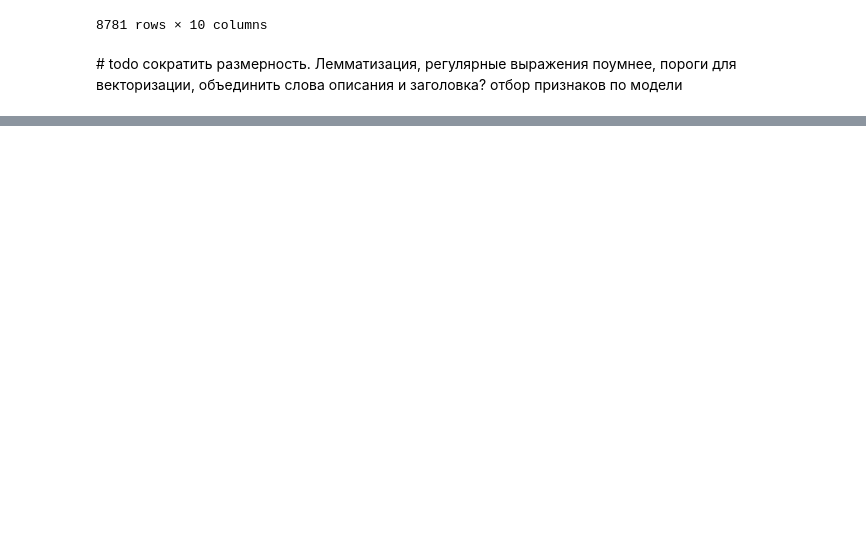
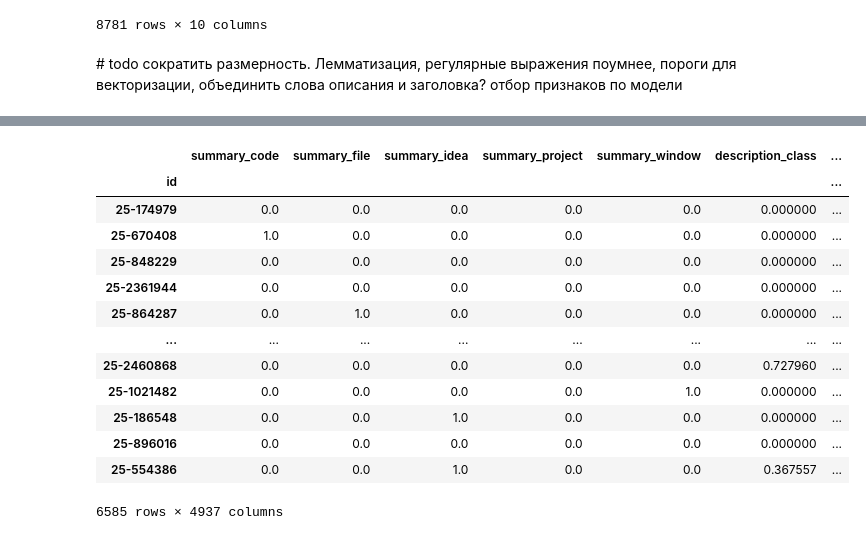
Before and after one commit to W1ldGoose/Data-Science, a Jupyter notebook: Radiculitki.ipynb, the cells around one changed output, grey strips where cells are left out. Saved outputs shown, nothing was run; the diff lists cells and outputs as text; code cells hidden in the pictures; blank space fills up the shorter version.

```diff
--- a/Radiculitki.ipynb
+++ b/Radiculitki.ipynb
@@ -277,9 +292,26 @@ Y = Y.astype(np.int8)
 # %%
-X_train, X_test, y_train, y_test = train_test_split(, Y,
-                                                    stratify=y,
+X_train, X_test, y_train, y_test = train_test_split(test_data, Y,
+                                                    stratify=Y,
                                                     random_state=3,
                                                     test_size=0.25,
                                                     shuffle=True)
+# %%
+X_train
+# %% [output]
+|  | summary_code | summary_file | summary_idea | summary_project | summary_window | description_class | ... |
+| id |  |  |  |  |  |  | ... |
+| 25-174979 | 0.0 | 0.0 | 0.0 | 0.0 | 0.0 | 0.000000 | ... |
+| 25-670408 | 1.0 | 0.0 | 0.0 | 0.0 | 0.0 | 0.000000 | ... |
+| 25-848229 | 0.0 | 0.0 | 0.0 | 0.0 | 0.0 | 0.000000 | ... |
+| 25-2361944 | 0.0 | 0.0 | 0.0 | 0.0 | 0.0 | 0.000000 | ... |
+| 25-864287 | 0.0 | 1.0 | 0.0 | 0.0 | 0.0 | 0.000000 | ... |
+| ... | ... | ... | ... | ... | ... | ... | ... |
+| 25-2460868 | 0.0 | 0.0 | 0.0 | 0.0 | 0.0 | 0.727960 | ... |
+| 25-1021482 | 0.0 | 0.0 | 0.0 | 0.0 | 1.0 | 0.000000 | ... |
+| 25-186548 | 0.0 | 0.0 | 1.0 | 0.0 | 0.0 | 0.000000 | ... |
+| 25-896016 | 0.0 | 0.0 | 0.0 | 0.0 | 0.0 | 0.000000 | ... |
+| 25-554386 | 0.0 | 0.0 | 1.0 | 0.0 | 0.0 | 0.367557 | ... |
+6585 rows × 4937 columns
 # %%
 # https://scikit-learn.org/stable/modules/naive_bayes.html#multinomial-naive-bayes
 from sklearn.linear_model import LinearRegression, LogisticRegression, BayesianRidge, PassiveAggressiveRegressor, SGDClassifier
```
Also changed, not shown: parts of 37 cells of this notebook, 1 other file.
